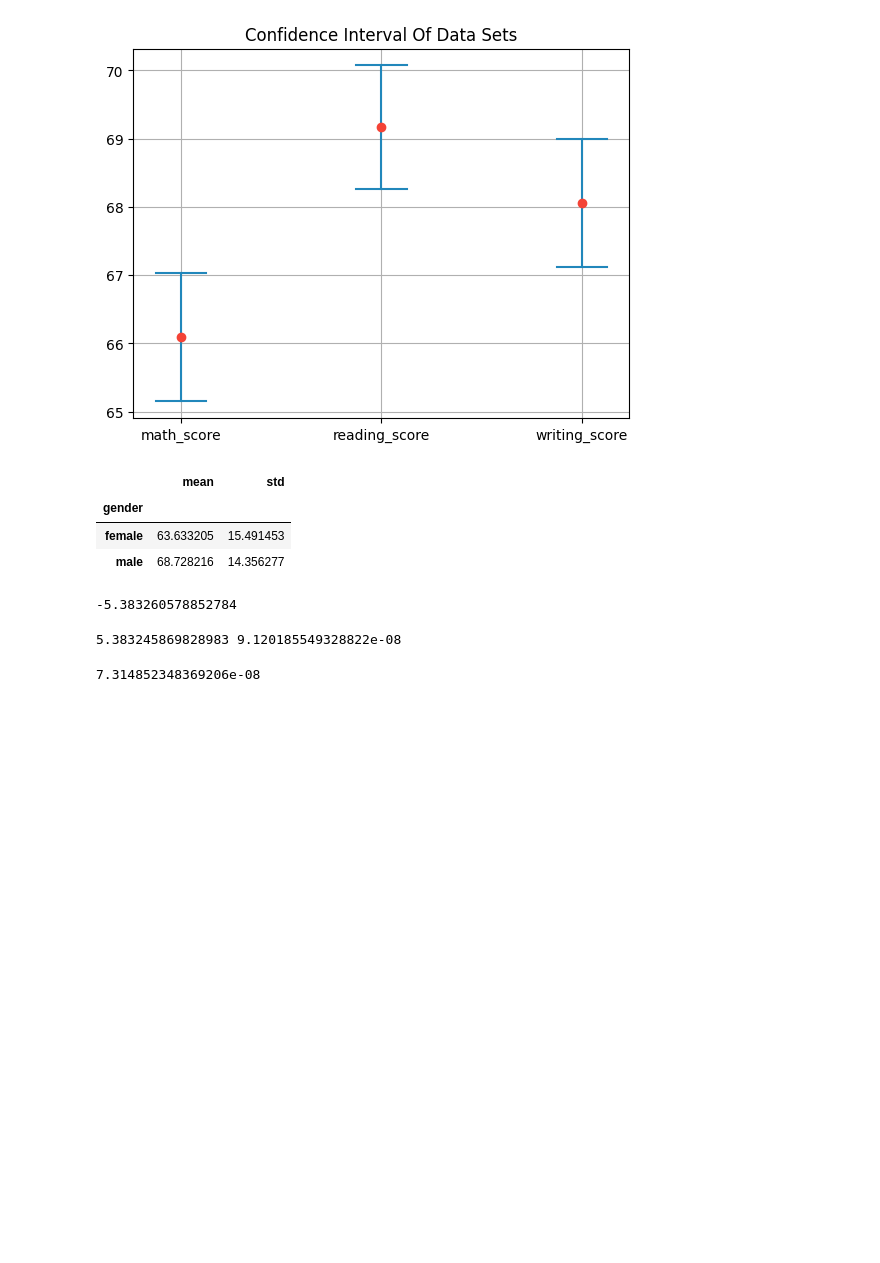
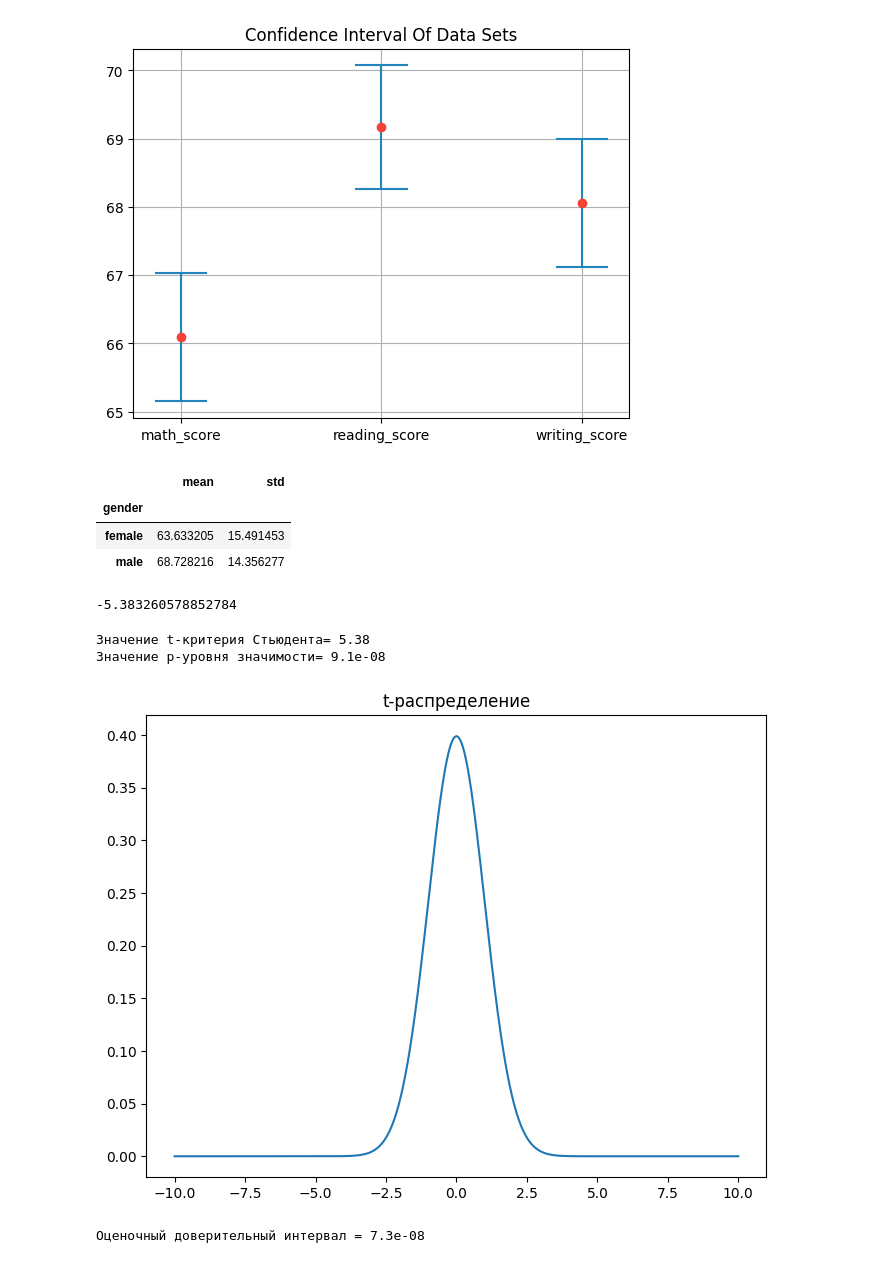
Before and after one commit to AlexTmbMifi/ML-Projects.-Statistics, a Jupyter notebook: StudentAnalys.ipynb, the cells around one changed output. Cells and saved outputs as stored; diff of their text form; code cells hidden in the pictures; blank space fills up the shorter version.

```diff
--- a/StudentAnalys.ipynb
+++ b/StudentAnalys.ipynb
@@ -165,9 +169,9 @@ df1
 | female | 63.633205 | 15.491453 |
 | male | 68.728216 | 14.356277 |
 # %%
-# расчёт t-критерия для сравнения двух средних
-t = (df1.loc['female']['mean'] - df1.loc['male']['mean'])/np.sqrt(df1.loc['female']['std']**2/482+ df1.loc['male']['std']**2/518)
-print(t)
+# расчёт вручную t-критерия для сравнения двух средних
+t_test = (df1.loc['female']['mean'] - df1.loc['male']['mean'])/np.sqrt(df1.loc['female']['std']**2/482+ df1.loc['male']['std']**2/518)
+print(t_test)
 # %% [output]
 -5.383260578852784
 # %%
@@ -176,15 +180,26 @@ df_female = df.loc[df.gender =='female'].math_score
 # %%
 # p-уровень значимости оказался < 0.05, отклоняется нулевая гипотеза, получили значимые различия
 t_statistic, p_value = ttest_ind(df_male, df_female)
-print(t_statistic, p_value)
+print('Значение t-критерия Стьюдента=',round(t_statistic,2))
+print('Значение p-уровня значимости=',round(p_value,9))
 # %% [output]
-5.383245869828983 9.120185549328822e-08
+Значение t-критерия Стьюдента= 5.38
+Значение p-уровня значимости= 9.1e-08
+# %%
+# можно построить t-распределение из библиотеки scipy.stats
+fig, ax = plt.subplots(figsize = (8, 6))
+distribution = np.linspace(-10, 10, 1000)
+plot = plt.plot(distribution, t(998,0).pdf(distribution))
+ax.set_title('t-распределение');
+# на данном графике t-распределения t_критерий не будет видно, поскольку p_value = 9.12e-08
+# %% [output]
+[figure, added]
 # %%
 # p-value можно посчитать вручную, т.к t-распределение по степени свободы df = 998 практически нормальное
-area = norm.cdf(t, loc=0, scale = 1) # cdf - кумулятивная функция распределения,
-area1 = norm.cdf(-t, loc=0, scale = 1)
+area = norm.cdf(t_test, loc=0, scale = 1) # cdf - кумулятивная функция распределения,
+area1 = norm.cdf(-t_test, loc=0, scale = 1)
 p_value_1 = 2*area
-print(p_value_1) # отличие от p_value из ttest_ind, что там было всё рассчитано для t-функции
+print('Оценочный доверительный интервал =', round(p_value_1,9)) # отличие от p_value из ttest_ind, что там было всё рассчитано для t-функции
 # %% [output]
-7.314852348369206e-08
+Оценочный доверительный интервал = 7.3e-08
 # %%
```
Also changed, not shown: parts of 23 cells of this notebook.
